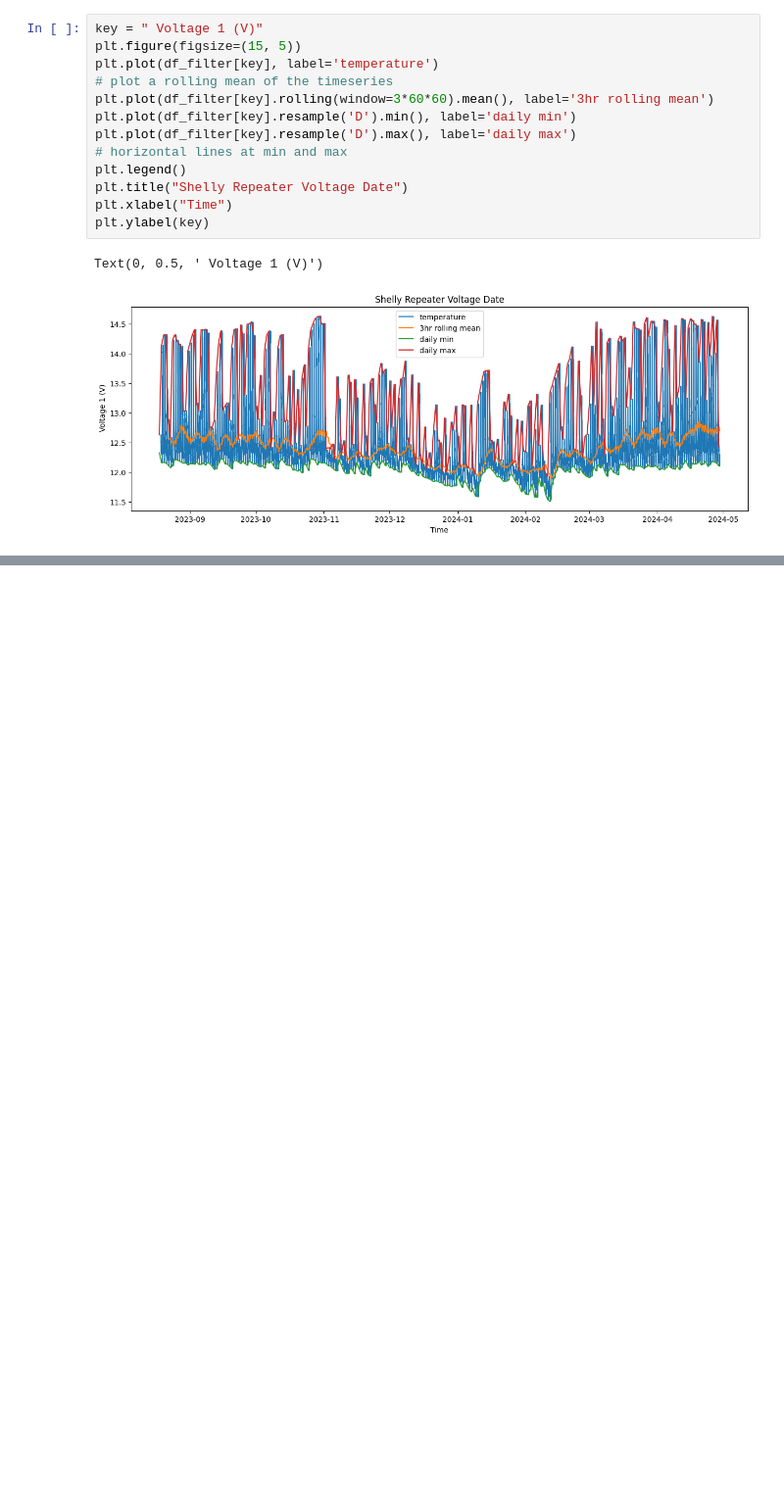
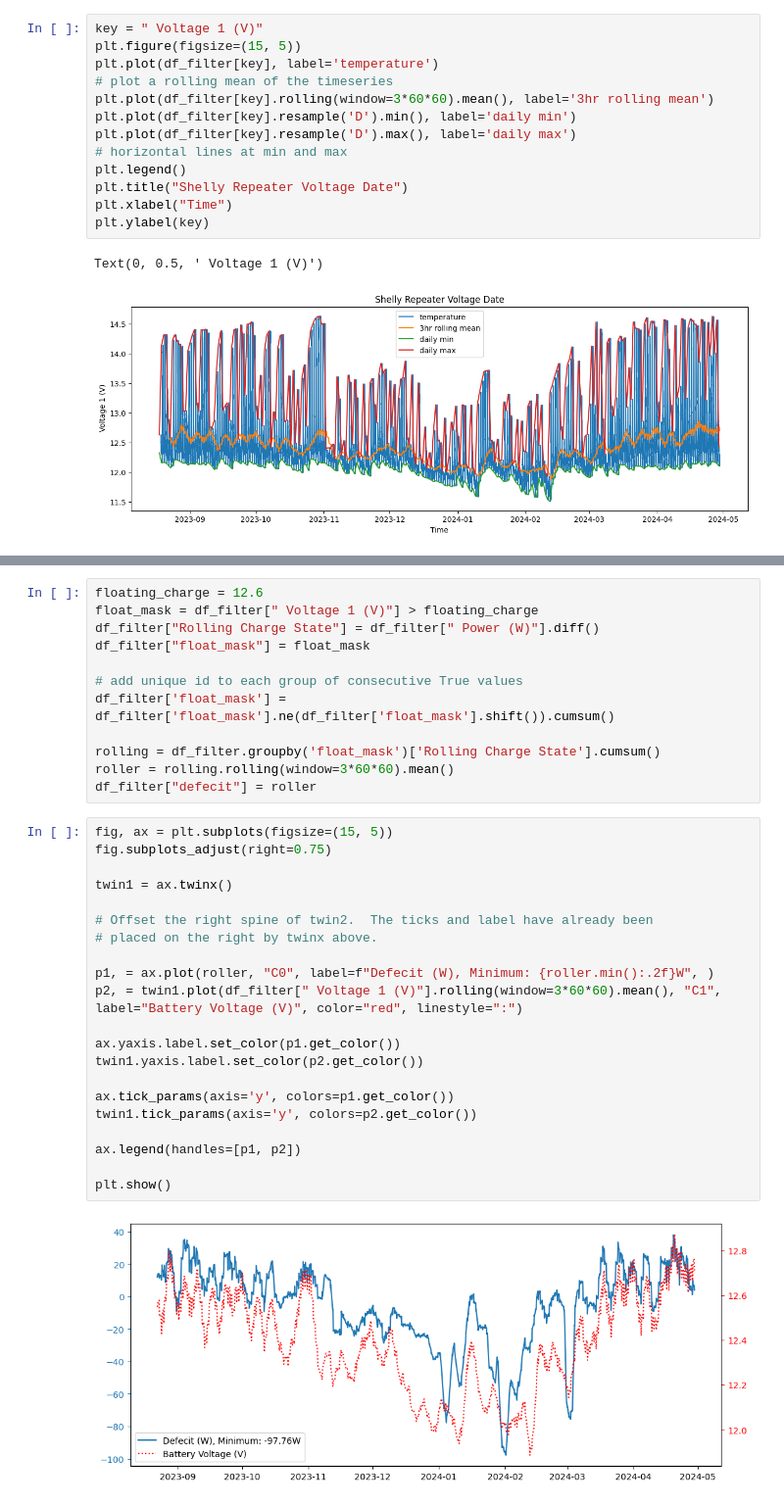
Before and after one commit to nannau/logfile_viewer, a Jupyter notebook: cumulative_loss.ipynb, the cells around one changed output, grey strips where cells are left out. Shown at 98% size. Drawn from its saved outputs; the diff is of its cells as text; blank space fills up the shorter version.

Commit message:
calculates defecit

```diff
--- a/cumulative_loss.ipynb
+++ b/cumulative_loss.ipynb
@@ -70,0 +71,35 @@ Text(0.5, 0, 'Day')
+# %%
+floating_charge = 12.6
+float_mask = df_filter[" Voltage 1 (V)"] > floating_charge
+df_filter["Rolling Charge State"] = df_filter[" Power (W)"].diff()
+df_filter["float_mask"] = float_mask
+
+# add unique id to each group of consecutive True values
+df_filter['float_mask'] = df_filter['float_mask'].ne(df_filter['float_mask'].shift()).cumsum()
+
+rolling = df_filter.groupby('float_mask')['Rolling Charge State'].cumsum()
+roller = rolling.rolling(window=3*60*60).mean()
+df_filter["defecit"] = roller
+# %%
+fig, ax = plt.subplots(figsize=(15, 5))
+fig.subplots_adjust(right=0.75)
+
+twin1 = ax.twinx()
+
+# Offset the right spine of twin2.  The ticks and label have already been
+# placed on the right by twinx above.
+
+p1, = ax.plot(roller, "C0", label=f"Defecit (W), Minimum: {roller.min():.2f}W", )
+p2, = twin1.plot(df_filter[" Voltage 1 (V)"].rolling(window=3*60*60).mean(), "C1", label="Battery Voltage (V)", color="red", linestyle=":")
+
+ax.yaxis.label.set_color(p1.get_color())
+twin1.yaxis.label.set_color(p2.get_color())
+
+ax.tick_params(axis='y', colors=p1.get_color())
+twin1.tick_params(axis='y', colors=p2.get_color())
+
+ax.legend(handles=[p1, p2])
+
+plt.show()
+# %% [output]
+[figure, added]
```
Also changed, not shown: parts of 4 cells of this notebook.
